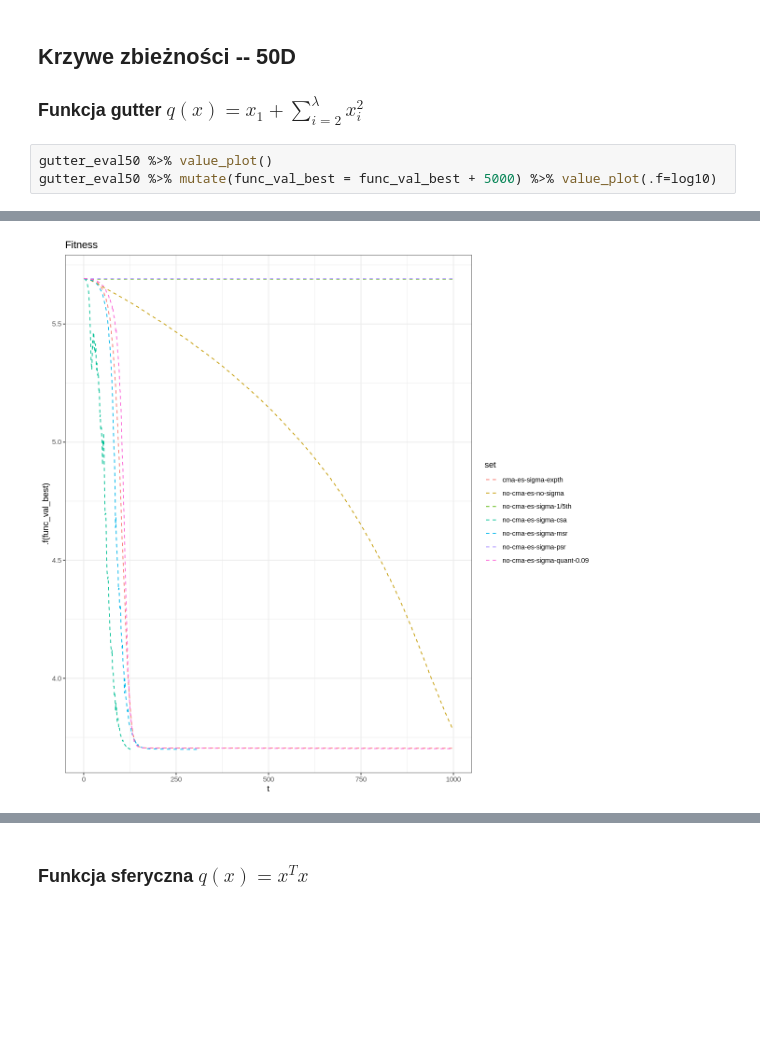
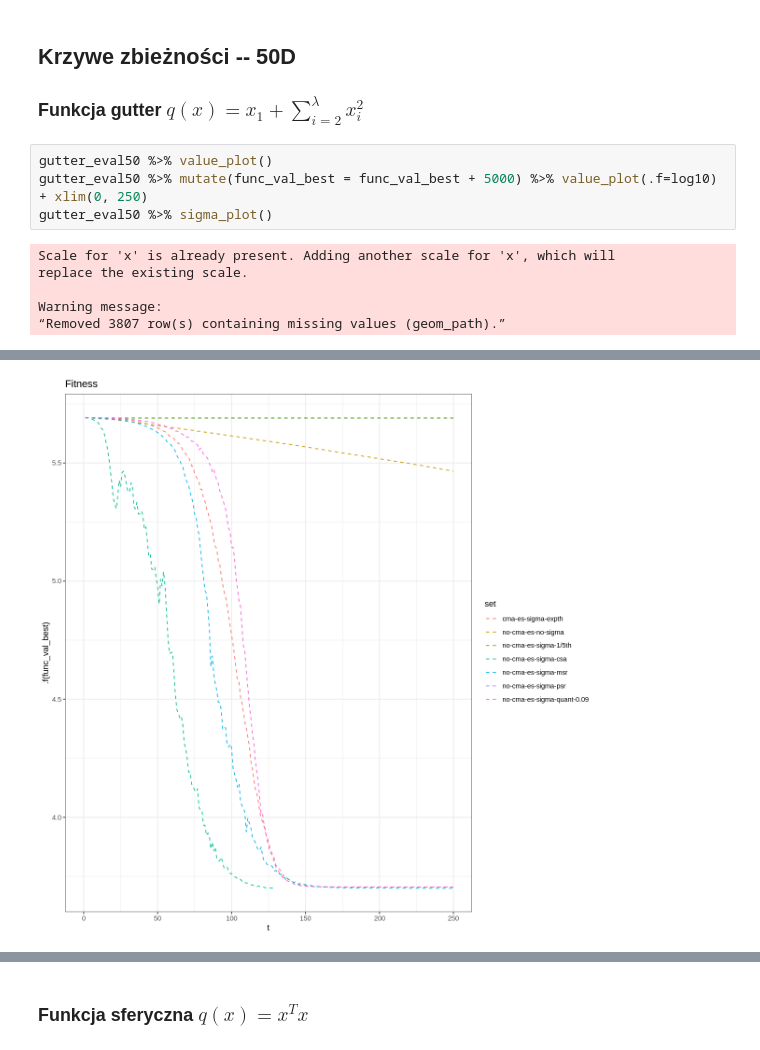
Before and after one commit to ewarchul/cma-es-exp, a Jupyter notebook: notebook/cma-es-sigma-rules.ipynb, the cells around one changed output, grey strips where cells are left out. Drawn from its saved outputs; the diff is of its cells as text; blank space fills up the shorter version.

Commit message:
Add sigma plot

```diff
--- a/notebook/cma-es-sigma-rules.ipynb
+++ b/notebook/cma-es-sigma-rules.ipynb
@@ -161,7 +167,13 @@ linear_eval10 %>% mutate(func_val_best = func_val_best + 10000) %>% value_plot(.
 ### Funkcja gutter $q(x) = x_1 + \sum^{\lambda}_{i = 2}x^{2}_{i}$
 # %%
 gutter_eval50 %>% value_plot()
-gutter_eval50 %>% mutate(func_val_best = func_val_best + 5000) %>% value_plot(.f=log10)
+gutter_eval50 %>% mutate(func_val_best = func_val_best + 5000) %>% value_plot(.f=log10) + xlim(0, 250)
+gutter_eval50 %>% sigma_plot()
 # %% [output]
+Scale for 'x' is already present. Adding another scale for 'x', which will
+replace the existing scale.
+
+Warning message:
+“Removed 3807 row(s) containing missing values (geom_path).”
 [figure]
-[figure, old version]
+[figure, new version]
```
Also changed, not shown: parts of 10 cells of this notebook.
